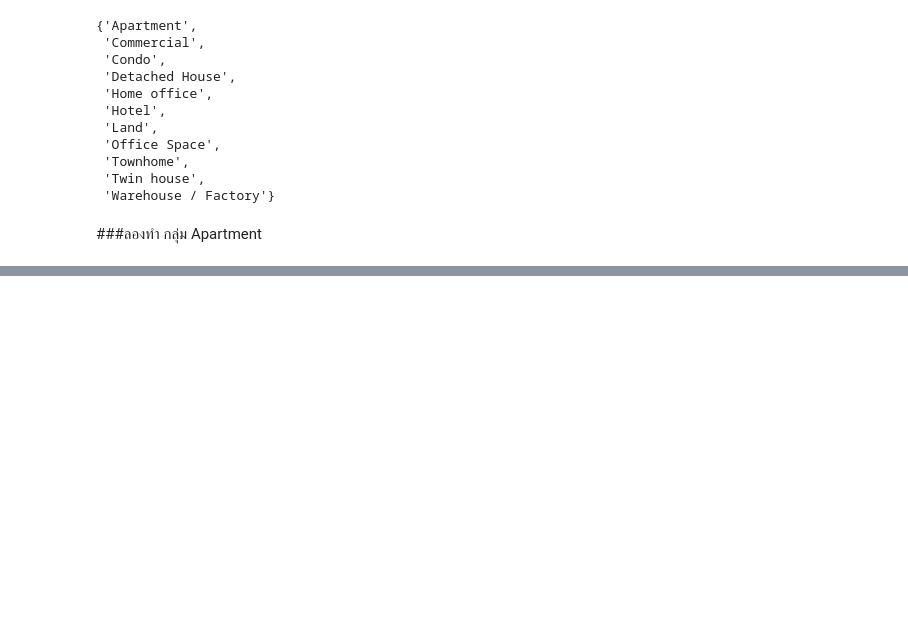
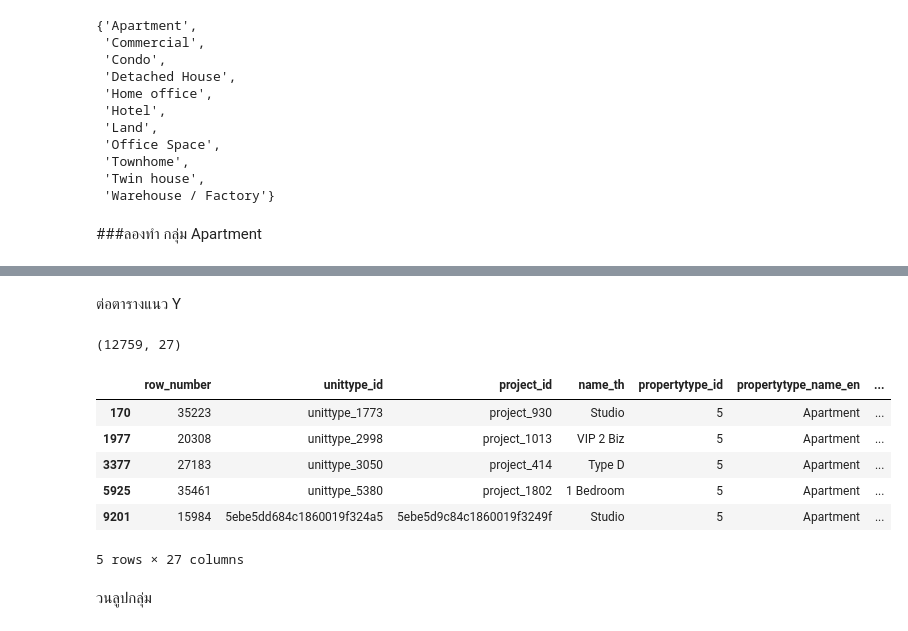
Before and after one commit to Phruetti/DPDM65, a Jupyter notebook: preprocessing.ipynb, the cells around one changed output, grey strips where cells are left out. Saved outputs shown, nothing was run; the diff lists cells and outputs as text; code cells hidden in the pictures; blank space fills up the shorter version.

```diff
--- a/preprocessing.ipynb
+++ b/preprocessing.ipynb
@@ -322,0 +376,2 @@ set(unit_df['propertytype_name_en'])
+# %%
+unit_df_condo = unit_df[unit_df['propertytype_name_en'] == 'Condo'].fillna({'price_min':np.round(unit_df[unit_df['propertytype_name_en'] == 'Condo']['price_min'].mean())})
@@ -322,0 +398,17 @@ set(unit_df['propertytype_name_en'])
+# %% [markdown]
+ต่อตารางแนว Y
+# %%
+fused_df = pd.concat([unit_df_apart, unit_df_condo])
+print(fused_df.shape)
+fused_df.head()
+# %% [output]
+(12759, 27)
+|  | row_number | unittype_id | project_id | name_th | propertytype_id | propertytype_name_en | ... |
+| 170 | 35223 | unittype_1773 | project_930 | Studio | 5 | Apartment | ... |
+| 1977 | 20308 | unittype_2998 | project_1013 | VIP 2 Biz | 5 | Apartment | ... |
+| 3377 | 27183 | unittype_3050 | project_414 | Type D | 5 | Apartment | ... |
+| 5925 | 35461 | unittype_5380 | project_1802 | 1 Bedroom | 5 | Apartment | ... |
+| 9201 | 15984 | 5ebe5dd684c1860019f324a5 | 5ebe5d9c84c1860019f3249f | Studio | 5 | Apartment | ... |
+5 rows × 27 columns
+# %% [markdown]
+วนลูปกลุ่ม
```
Also changed, not shown: parts of 14 cells of this notebook.
